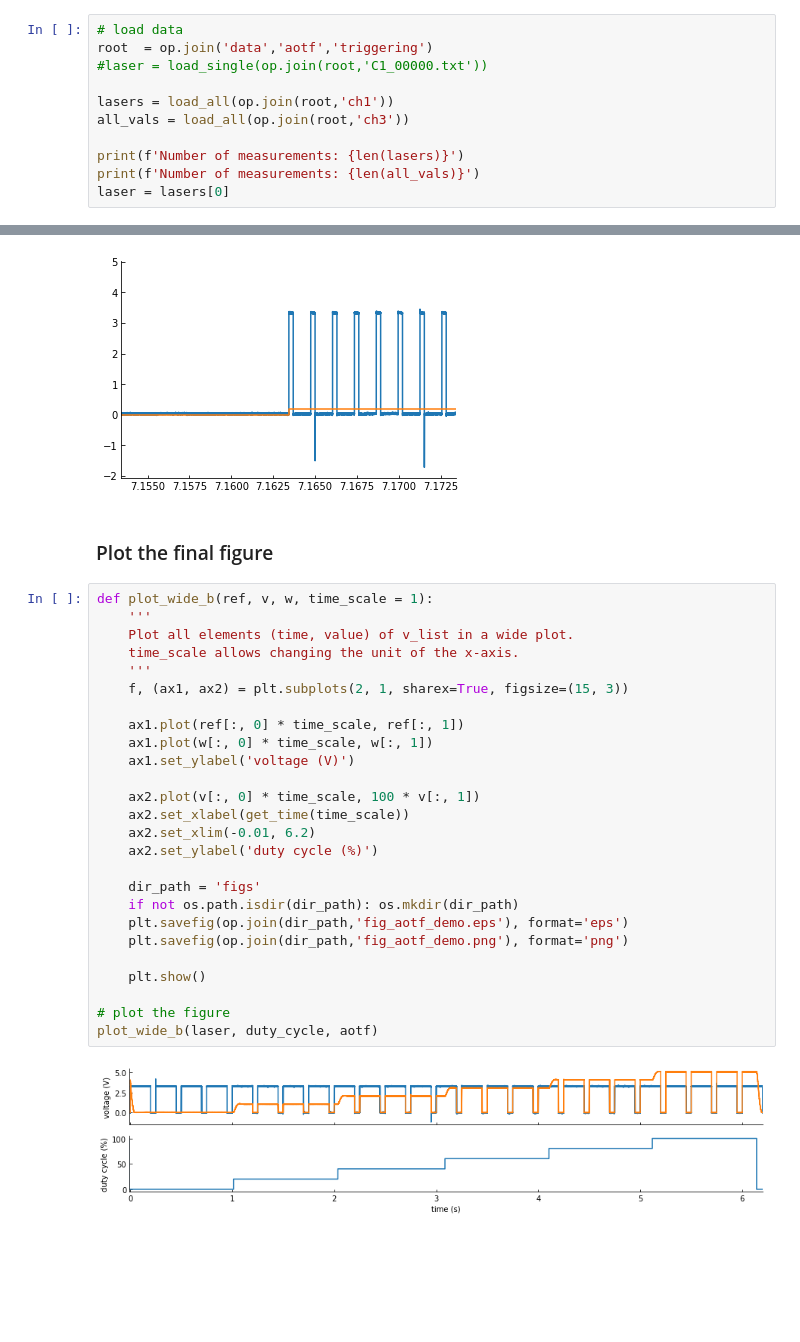
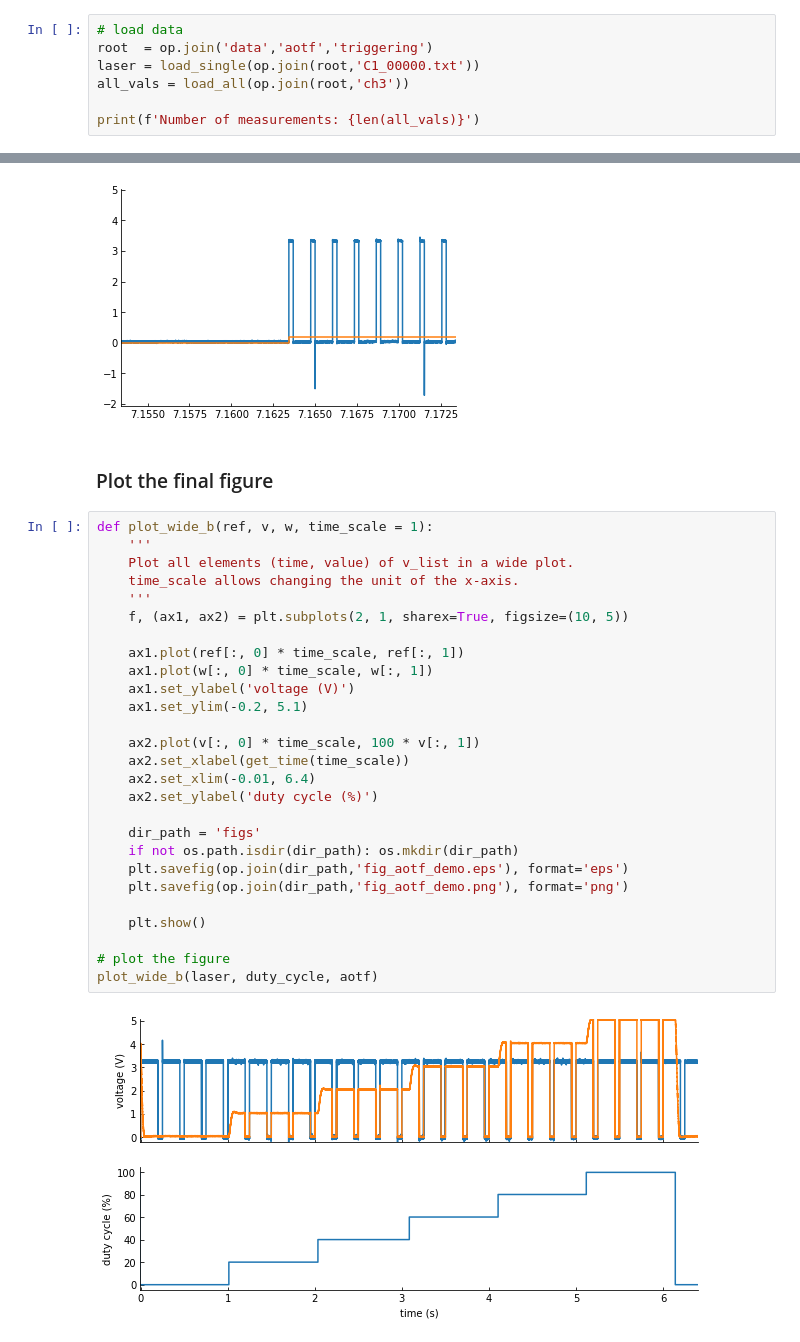
Before and after one commit to mufpga/analysis, a Jupyter notebook: 6_aotf.ipynb, the cells around one changed output, grey strips where cells are left out. Saved outputs shown, nothing was run; the diff lists cells and outputs as text; blank space fills up the shorter version.

```diff
--- a/6_aotf.ipynb
+++ b/6_aotf.ipynb
@@ -99,12 +99,8 @@ The data was acquired using the `fig_aotf` script.
 # %%
 # load data
 root  = op.join('data','aotf','triggering')
-#laser = load_single(op.join(root,'C1_00000.txt'))
-
-lasers = load_all(op.join(root,'ch1'))
+laser = load_single(op.join(root,'C1_00000.txt'))
 all_vals = load_all(op.join(root,'ch3'))
 
-print(f'Number of measurements: {len(lasers)}')
 print(f'Number of measurements: {len(all_vals)}')
-laser = lasers[0]
 # %% [output]
@@ -423,33 +418,34 @@ for i in range(duty_cycle.shape[0]-1):
 [figure]
 [figure]
 [figure]
-# %% [markdown]
-### Plot the final figure
+# %% [markdown]
+### Plot the final figure
 # %%
 def plot_wide_b(ref, v, w, time_scale = 1):
     '''
     Plot all elements (time, value) of v_list in a wide plot.
     time_scale allows changing the unit of the x-axis.
     '''
-    f, (ax1, ax2) = plt.subplots(2, 1, sharex=True, figsize=(15, 3))
+    f, (ax1, ax2) = plt.subplots(2, 1, sharex=True, figsize=(10, 5))
 
     ax1.plot(ref[:, 0] * time_scale, ref[:, 1])
     ax1.plot(w[:, 0] * time_scale, w[:, 1])
     ax1.set_ylabel('voltage (V)')
+    ax1.set_ylim(-0.2, 5.1)
 
     ax2.plot(v[:, 0] * time_scale, 100 * v[:, 1])
     ax2.set_xlabel(get_time(time_scale))
-    ax2.set_xlim(-0.01, 6.2)
+    ax2.set_xlim(-0.01, 6.4)
     ax2.set_ylabel('duty cycle (%)')
 
     dir_path = 'figs'
     if not os.path.isdir(dir_path): os.mkdir(dir_path)
     plt.savefig(op.join(dir_path,'fig_aotf_demo.eps'), format='eps')
     plt.savefig(op.join(dir_path,'fig_aotf_demo.png'), format='png')
 
     plt.show()
 
 # plot the figure
 plot_wide_b(laser, duty_cycle, aotf)
 # %% [output]
-[figure, old version]
+[figure, new version]
```
Also changed, not shown: parts of 13 cells of this notebook.
